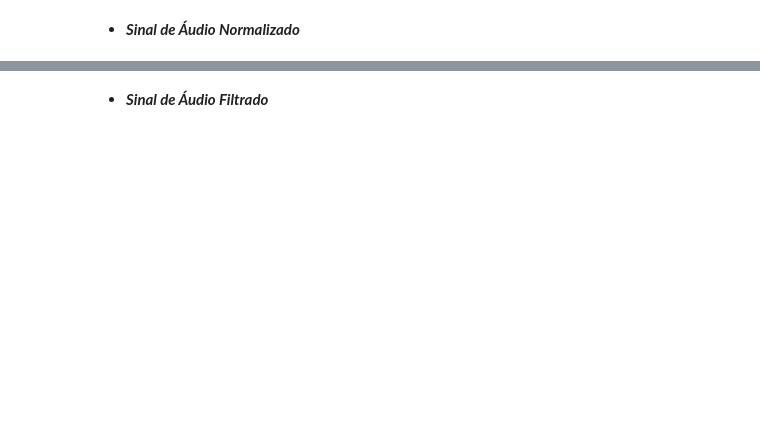
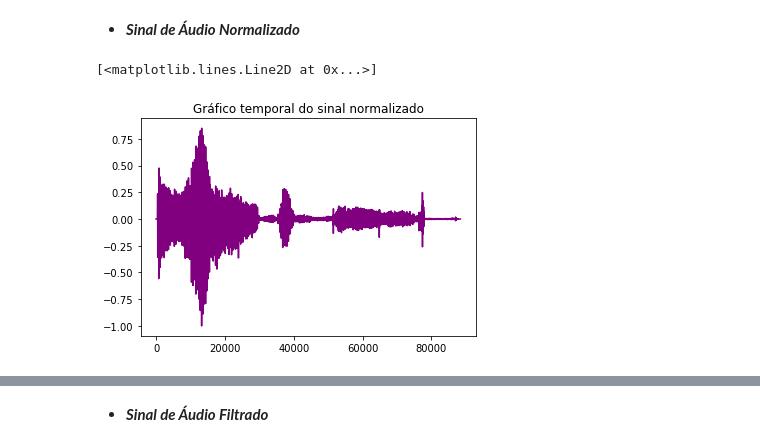
Before and after one commit to williamars/camadaFisica, a Jupyter notebook: Projeto Modulação AM/aplication.ipynb, the cells around one changed output, grey strips where cells are left out. Cells and saved outputs as stored; diff of their text form; code cells hidden in the pictures; blank space fills up the shorter version.

```diff
--- a/Projeto Modulação AM/aplication.ipynb
+++ b/Projeto Modulação AM/aplication.ipynb
@@ -62,3 +70,6 @@ yNormalizado = yAudio/choose
+# %%
+choose = max(np.abs(yAudio))
+yNormalizado = yAudio/choose
 # %% [markdown]
 ### 3. Reprodução do áudio normalizado
 # %%
@@ -109,6 +118,9 @@ sd.wait()
 # %% [markdown]
 - ***Sinal de Áudio Normalizado***
 # %%
-# plt.title("Gráfico temporal do sinal normalizado")
-# plt.plot(yNormalizado, 'purple')
+plt.title("Gráfico temporal do sinal normalizado")
+plt.plot(yNormalizado, 'purple')
+# %% [output]
+[<matplotlib.lines.Line2D at 0x...>]
+[figure, added]
 # %%
```
Also changed, not shown: parts of 19 cells of this notebook, 1 other file.
